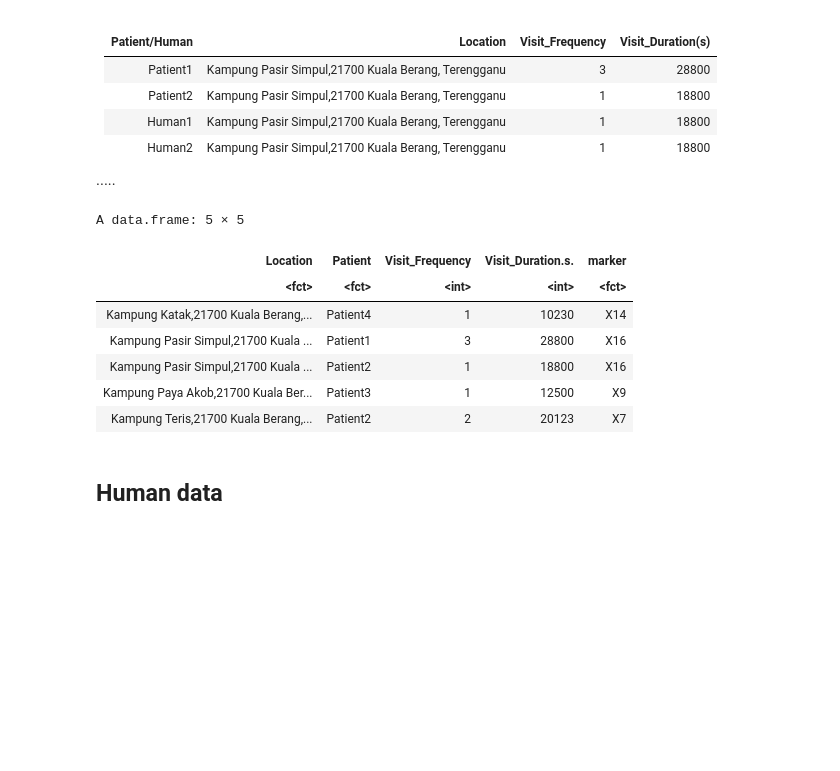
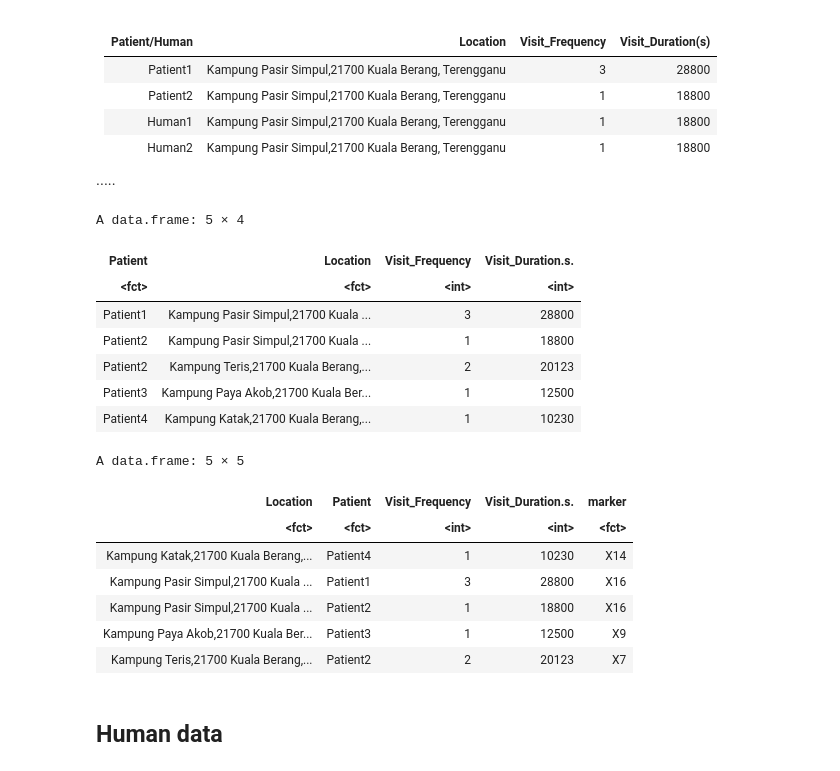
Before and after one commit to ludwigHoon/BPTNW, a Jupyter notebook: Bipartite Network Modelling for Measles Hotspot Detection.ipynb, the cells around one changed output. Saved outputs shown, nothing was run; the diff lists cells and outputs as text; code cells hidden in the pictures; blank space fills up the shorter version.

```diff
--- a/Bipartite Network Modelling for Measles Hotspot Detection.ipynb
+++ b/Bipartite Network Modelling for Measles Hotspot Detection.ipynb
@@ -112,17 +113,27 @@ Patient & location that they have visited
 .....
 # %%
 patient<-read.csv('patient.csv')
+names(patient)<-c('Patient', 'Location', 'Visit_Frequency', 'Visit_Duration.s.')
+patient
 patientM<-merge(patient, locationMarker, by.x='Location', by.y='Location.Address')
 patientM
 # %% [output]
-A data.frame: 5 × 5
+A data.frame: 5 × 4
-| Location | Patient | Visit_Frequency | Visit_Duration.s. | marker |
-| <fct> | <fct> | <int> | <int> | <fct> |
-| Kampung Katak,21700 Kuala Berang,... | Patient4 | 1 | 10230 | X14 |
-| Kampung Pasir Simpul,21700 Kuala ... | Patient1 | 3 | 28800 | X16 |
-| Kampung Pasir Simpul,21700 Kuala ... | Patient2 | 1 | 18800 | X16 |
-| Kampung Paya Akob,21700 Kuala Ber... | Patient3 | 1 | 12500 | X9 |
-| Kampung Teris,21700 Kuala Berang,... | Patient2 | 2 | 20123 | X7 |
+| Patient | Location | Visit_Frequency | Visit_Duration.s. |
+| <fct> | <fct> | <int> | <int> |
+| Patient1 | Kampung Pasir Simpul,21700 Kuala ... | 3 | 28800 |
+| Patient2 | Kampung Pasir Simpul,21700 Kuala ... | 1 | 18800 |
+| Patient2 | Kampung Teris,21700 Kuala Berang,... | 2 | 20123 |
+| Patient3 | Kampung Paya Akob,21700 Kuala Ber... | 1 | 12500 |
+| Patient4 | Kampung Katak,21700 Kuala Berang,... | 1 | 10230 |
+A data.frame: 5 × 5
+| Location | Patient | Visit_Frequency | Visit_Duration.s. | marker |
+| <fct> | <fct> | <int> | <int> | <fct> |
+| Kampung Katak,21700 Kuala Berang,... | Patient4 | 1 | 10230 | X14 |
+| Kampung Pasir Simpul,21700 Kuala ... | Patient1 | 3 | 28800 | X16 |
+| Kampung Pasir Simpul,21700 Kuala ... | Patient2 | 1 | 18800 | X16 |
+| Kampung Paya Akob,21700 Kuala Ber... | Patient3 | 1 | 12500 | X9 |
+| Kampung Teris,21700 Kuala Berang,... | Patient2 | 2 | 20123 | X7 |
 # %% [markdown]
 ## Human data
 # %%
```
Also changed, not shown: parts of 15 cells of this notebook, 2 other files.
